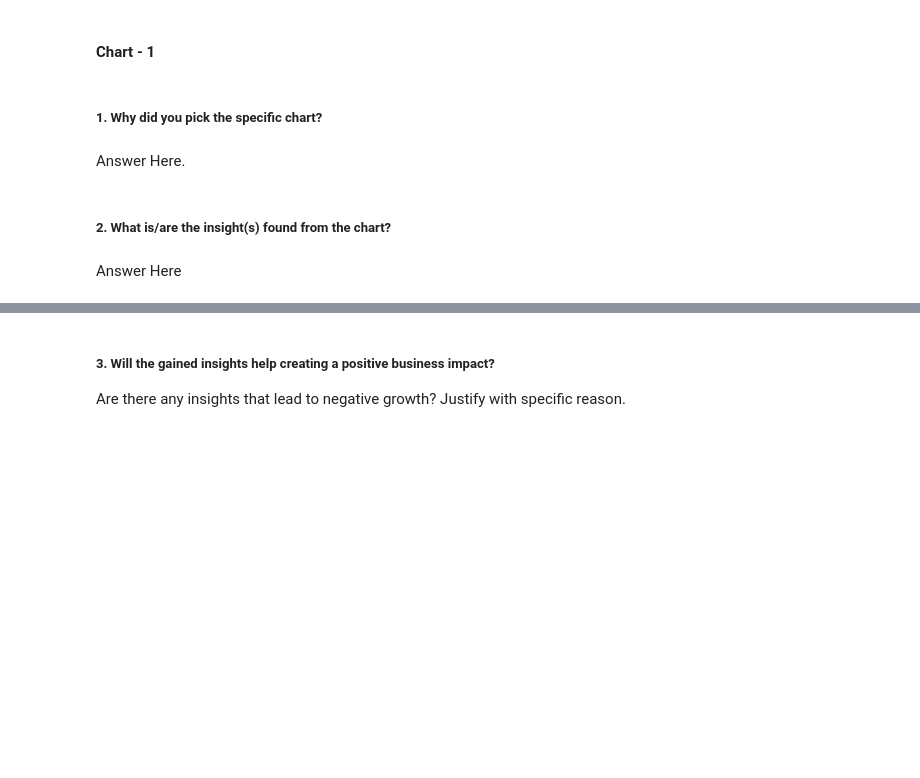
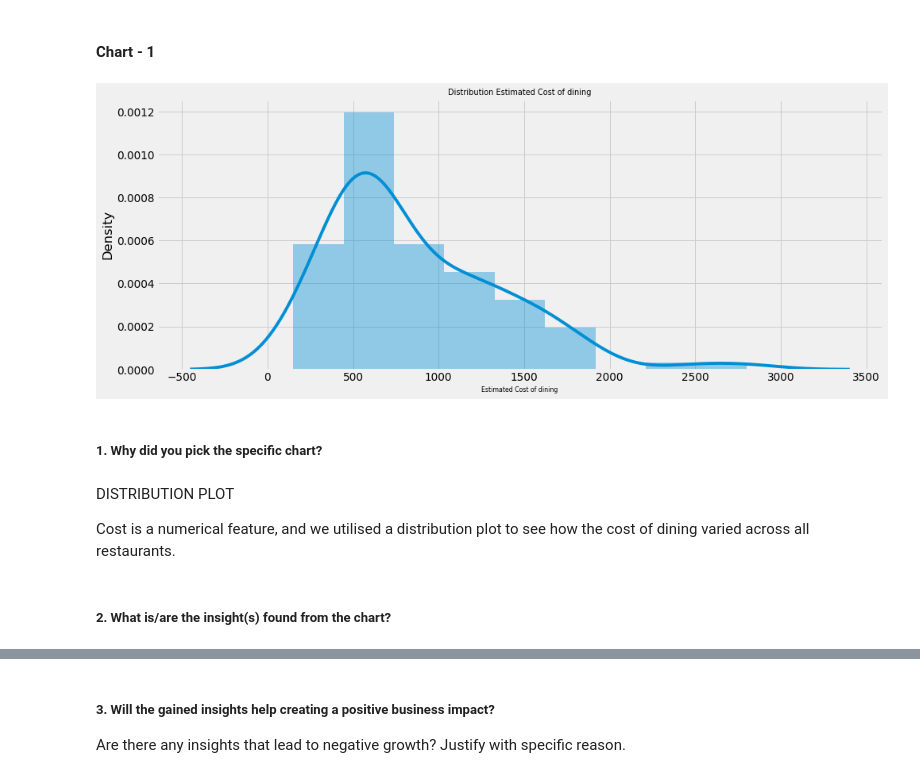
Before and after one commit to JNSDKV/Zomato_Restaurant_Clustering_And_Sentiment_Analysis, a Jupyter notebook: Zomato_Restaurant_Clustering_And_Sentiment_Analysis.ipynb, the cells around one changed output, grey strips where cells are left out. Drawn from its saved outputs; the diff is of its cells as text; code cells hidden in the pictures; blank space fills up the shorter version.

```diff
--- a/Zomato_Restaurant_Clustering_And_Sentiment_Analysis.ipynb
+++ b/Zomato_Restaurant_Clustering_And_Sentiment_Analysis.ipynb
@@ -349,0 +498,11 @@ Zomato Restaurant Review dataset:
+# %%
+# changing the cuisenes from string object to list obeject
+list_of_cuisins = df1.Cuisines.str.split(', ')
+
+df1['Cuisines_list'] = pd.Series()
+
+for i in range(len(df1)):
+  df1['Cuisines_list'][i] = list_of_cuisins[i]
+# %%
+# adding another column called Total Cusines which counts total number of cuisines
+df1['Total Cuisines'] = df1['Cuisines_list'].apply(lambda x : len(x))
@@ -349,0 +516,8 @@ Zomato Restaurant Review dataset:
+# %%
+#function to extract location of the restaurant
+def location(link):
+  link_elements = link.split("/")
+  return link_elements[3]
+
+#create a location feature
+df1['Location'] = df1['Links'].apply(location)
@@ -349,0 +531,3 @@ Zomato Restaurant Review dataset:
+# %%
+# dropings links after extracting location
+df1.drop(['Links'],axis=1,inplace=True)
@@ -360,8 +575,16 @@ Answer Here.
+# %%
+#distribution of Cost of Dining
+sns.distplot(x=df1['Cost'])
+plt.xlabel('Estimated Cost of dining',size=8)
+plt.title('Distribution Estimated Cost of dining',size=10)
+plt.show()
+# %% [output]
+[figure, added]
 # %% [markdown]
 ##### 1. Why did you pick the specific chart?
-# %% [markdown]
-Answer Here.
+# %% [markdown]
+DISTRIBUTION PLOT
+
+Cost is a numerical feature, and we utilised a distribution plot to see how the cost of dining varied across all restaurants.
 # %% [markdown]
 ##### 2. What is/are the insight(s) found from the chart?
-# %% [markdown]
-Answer Here
```
Also changed, not shown: parts of 184 cells of this notebook.
